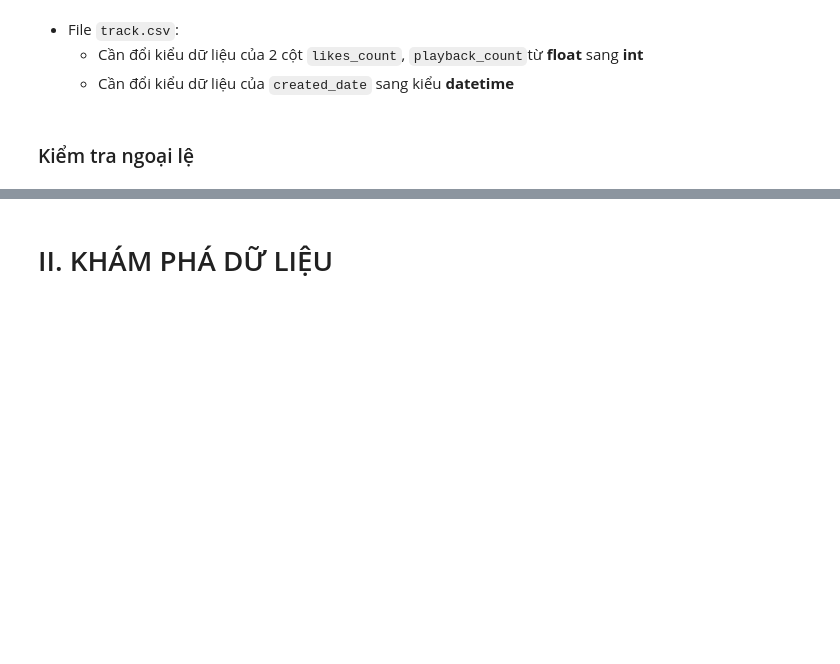
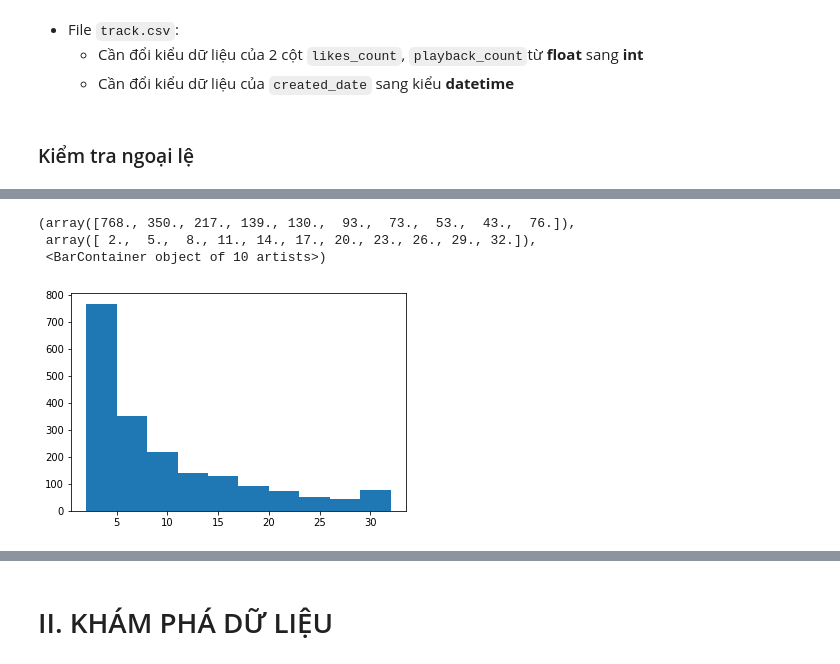
Before and after one commit to LeKiet258/DS-Project02-SoundCloud-Exploratory, a Jupyter notebook: Project_02.ipynb, the cells around one changed output, grey strips where cells are left out. Drawn from its saved outputs; the diff is of its cells as text; code cells hidden in the pictures; blank space fills up the shorter version.

```diff
--- a/Project_02.ipynb
+++ b/Project_02.ipynb
@@ -212,0 +263,12 @@ df_track['created_date'] = pd.to_datetime(df_track['created_date'])
+# %%
+likes = df_playlist['likes_count'].loc[df_playlist['likes_count'] > 0]
+a,b = likes.quantile([0.25, 0.75])
+likes = likes.loc[(a <= likes) & (likes <= b)]
+likes
+
+plt.hist(likes)
+# %% [output]
+(array([768., 350., 217., 139., 130.,  93.,  73.,  53.,  43.,  76.]),
+ array([ 2.,  5.,  8., 11., 14., 17., 20., 23., 26., 29., 32.]),
+ <BarContainer object of 10 artists>)
+[figure, added]
```
Also changed, not shown: parts of 19 cells of this notebook.
